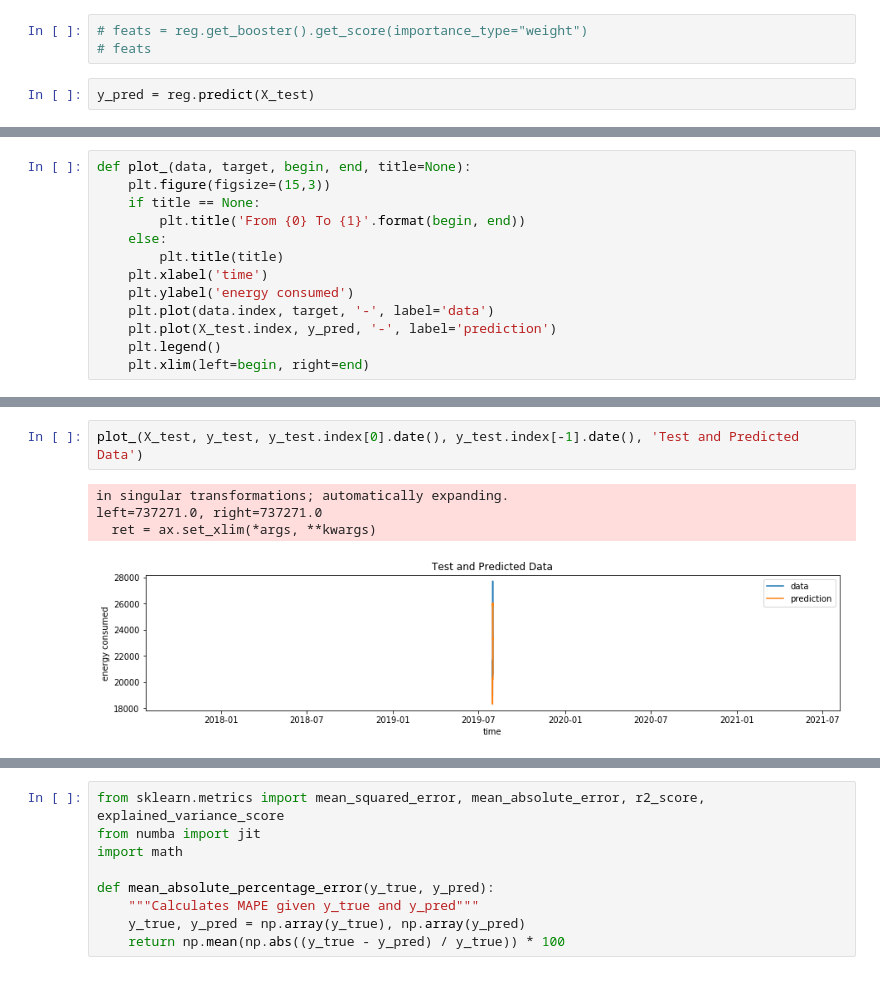
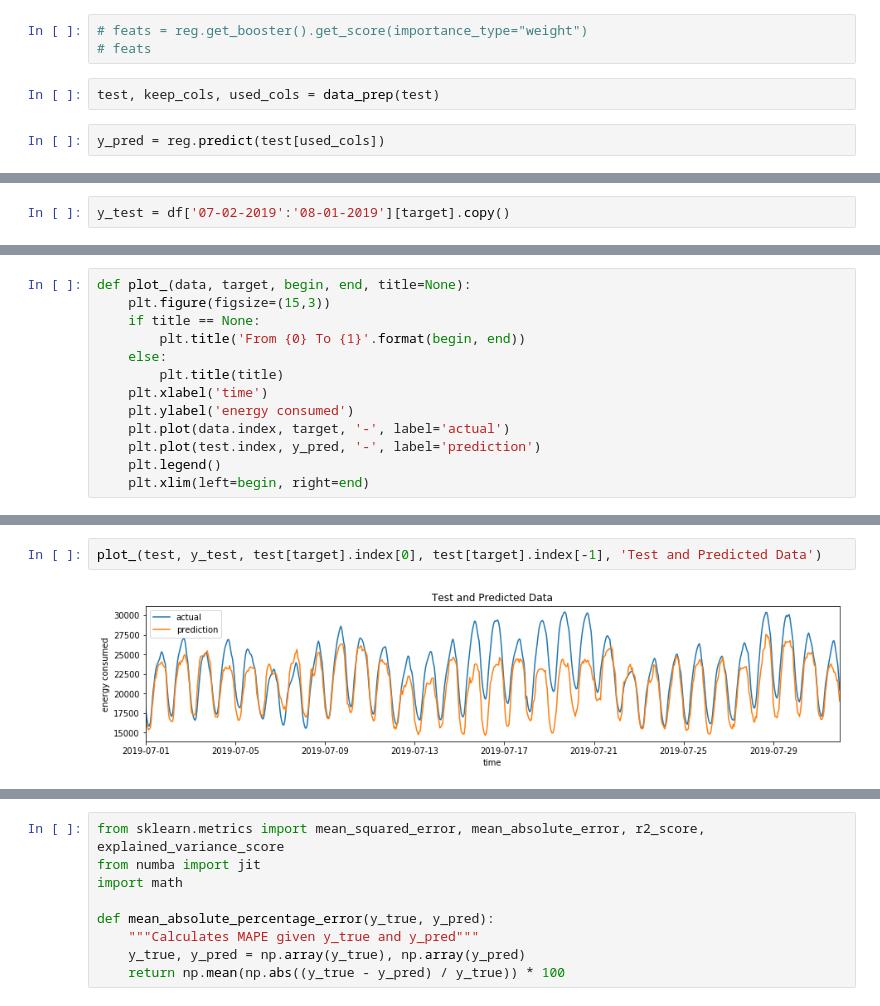
Before and after one commit to dmart49/nyiso_project, a Jupyter notebook: xgboost.ipynb, the cells around one changed output, grey strips where cells are left out. Cells and saved outputs as stored; diff of their text form.

```diff
--- a/xgboost.ipynb
+++ b/xgboost.ipynb
@@ -448,5 +291,7 @@ xgb.plot_importance(reg, height = 1)
 # %%
 # feats = reg.get_booster().get_score(importance_type="weight")
 # feats
+# %%
+test, keep_cols, used_cols = data_prep(test)
 # %%
-y_pred = reg.predict(X_test)
+y_pred = reg.predict(test[used_cols])
@@ -457,3 +298,5 @@ len(y_pred)
+# %%
+y_test = df['07-02-2019':'08-01-2019'][target].copy()
 # %%
 plt.figure(figsize=(15,3))
 plt.xlabel('time')
@@ -475,8 +318,8 @@ def plot_(data, target, begin, end, title=None):
         plt.title(title)
     plt.xlabel('time')
     plt.ylabel('energy consumed')
-    plt.plot(data.index, target, '-', label='data')
-    plt.plot(X_test.index, y_pred, '-', label='prediction')
+    plt.plot(data.index, target, '-', label='actual')
+    plt.plot(test.index, y_pred, '-', label='prediction')
     plt.legend()
     plt.xlim(left=begin, right=end)
 # %%
@@ -486,7 +329,4 @@ plot_(df_, df_[target], df_.index[0].date(), df_.index[-1].date(), 'Original and
 # %%
-plot_(X_test, y_test, y_test.index[0].date(), y_test.index[-1].date(), 'Test and Predicted Data')
+plot_(test, y_test, test[target].index[0], test[target].index[-1], 'Test and Predicted Data')
 # %% [output]
-in singular transformations; automatically expanding.
-left=737271.0, right=737271.0
-  ret = ax.set_xlim(*args, **kwargs)
-[figure, old version]
+[figure, new version]
```
Also changed, not shown: parts of 74 cells of this notebook.
